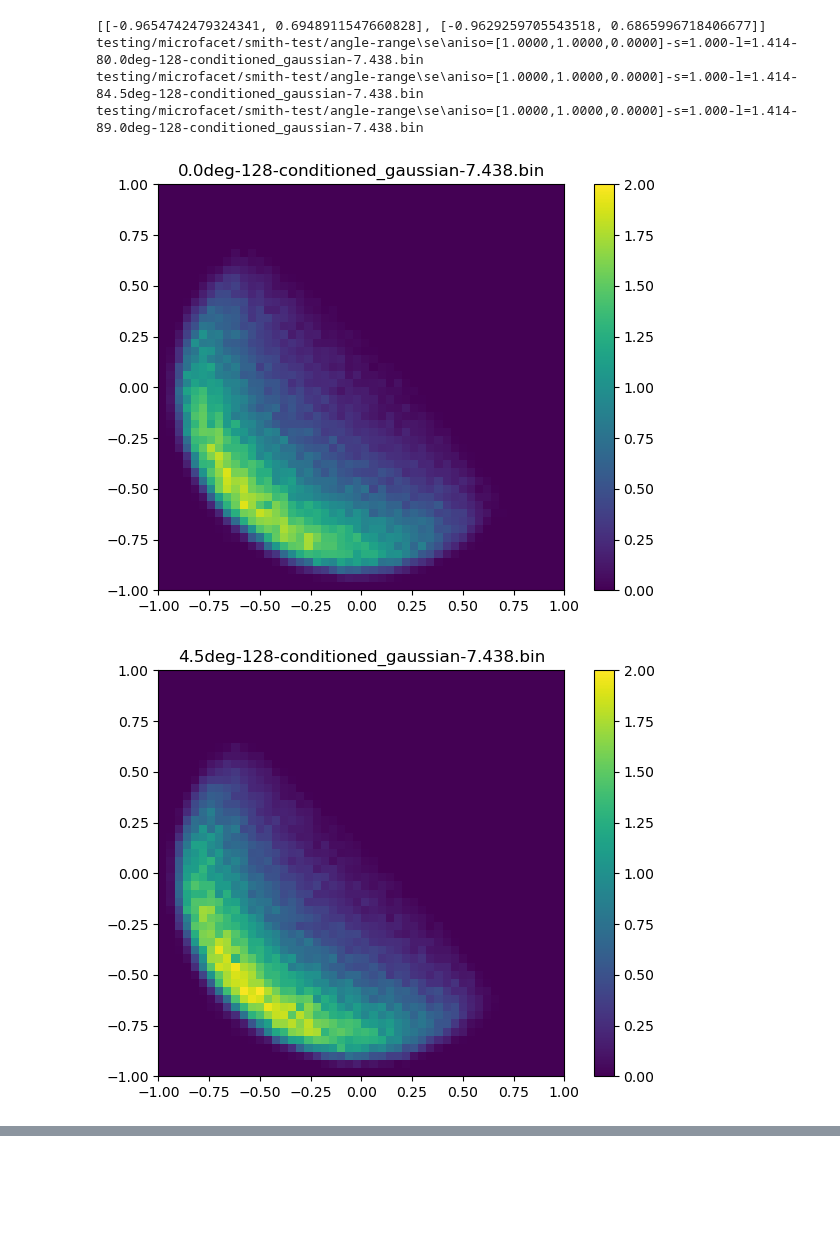
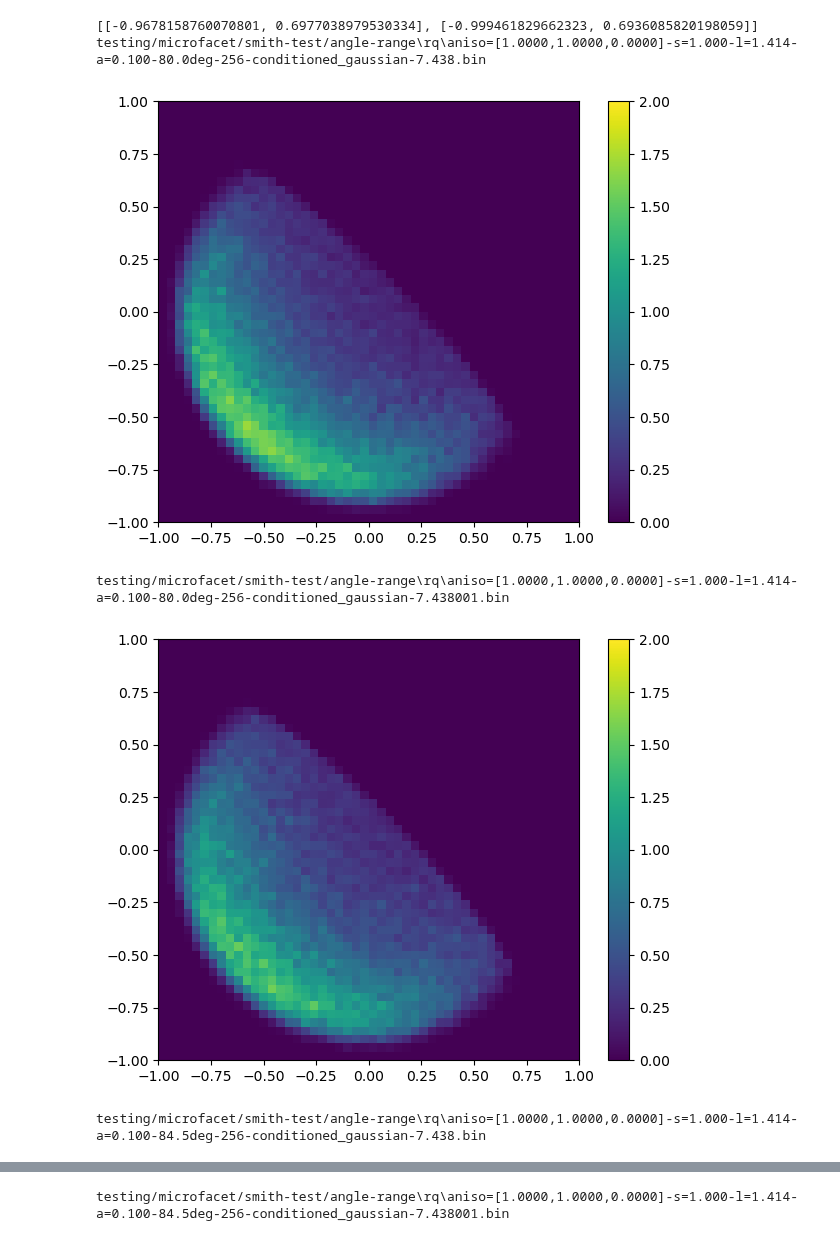
Before and after one commit to daseyb/tungsten, a Jupyter notebook: data/ndf.ipynb, the cells around one changed output, grey strips where cells are left out. Cells and saved outputs as stored; diff of their text form; code cells hidden in the pictures; blank space fills up the shorter version.

```diff
--- a/data/ndf.ipynb
+++ b/data/ndf.ipynb
@@ -118,7 +118,7 @@ bounds = [[np.inf,-np.inf], [np.inf, -np.inf]]
 #for file in glob.glob("testing/microfacet/normals-validate-nocond/se/*l=0.14*80*.bin"):
 #for file in glob.glob("testing/microfacet/normals-validate-nocond/angle-range/se/*.bin"):
 #for file in glob.glob("testing/microfacet/normals-validate-nocond/angle-range/rq/*.bin"):
-for file in glob.glob("testing/microfacet/smith-test/angle-range/*/*.bin"):
+for file in glob.glob("testing/microfacet/smith-test/angle-range/*/*256*.bin"):
 #for file in glob.glob("normals-validate-nocond/se/*.bin"):
     if "old" in file or "realizations" in file or "failed" in file:
         continue
@@ -150,39 +150,40 @@ for k, v in normal_files.items():
         beckmann_roughness = 2*np.sqrt(2)
     elif "l=0.1" in k:
         beckmann_roughness = 10*np.sqrt(2)
 
-    if "conditioned" not in k:
-        continue
+    #if "conditioned" not in k:
+    #    continue
 
     print(k)
 
     #plot_normal_collection_1D(v, k[len("visible-normals/"):], k,
     #                        beckmann_roughness=np.round(beckmann_roughness, 4))
 
     #plot_normal_collection(v, k[len(common_prefix):], k, bounds = ((-0.03, 0.03), (-0.03, 0.03)) if "normals" in k else ((-0.01, 0.01), (-1, -0.98)))
 
     #plot_normal_collection(v, k[len(common_prefix):], k, bounds = ((-0.03, 0.03), (-0.03, 0.03)) if "normals" in k else ((-0.01, 0.01), (-1, -0.98)),
     #                       gt_normals=normal_files["testing/intersections\\gp-medium-plane-softlight-ref-ndf-no-nee\\surface-reflection.bin"])
 
     #plot_normal_collection(v, k[len(common_prefix):-len(common_postfix)], k, bounds = ((-0.03, 0.03), (-0.03, 0.03)), vmin=-300, vmax=300,
     #                       gt_normals=normal_files["testing/intersections\\gp-medium-plane-softlight-mean-beckmann\\medium-normals.bin"])
     #plot_normal_collection(v, k[len(common_prefix):], k, bounds = ((-0.3, 0.3), (-0.3, 0.3)))
     #plot_normal_collection(v, k[len(common_prefix):], k, bounds = ((-0.03, 0.03), (-0.03, 0.03)),
     #                       gt_normals=normal_files["testing/microfacet/normals-validate-nocond/se\\aniso=[1.0000,1.0000,0.0000]-s=0.001-l=0.141-67.5deg-32-beckmann-0.200.bin"])
     #plot_normal_collection(v, k[len(common_prefix):], k, bounds = ((-0.03, 0.03), (-0.03, 0.03)), vmin=-100, vmax=100,
     #                       gt_normals=normal_files["testing/microfacet/normals-validate-nocond/se\\aniso=[1.0000,1.0000,0.0000]-s=0.001-l=0.141-81.0deg-32-beckmann-0.020.bin"])
 
     #plot_normal_collection(v, k[len(common_prefix):], k, bounds = ((-1, 1), (-1, 1)), vmin=-0.25, vmax=0.25, gt_normals=normal_files[k.replace("conditioned_gaussian", "beckmann")])
-    plot_normal_collection(v, k[len(common_prefix):], k, bounds = ((-1, 1), (-1, 1)), vmin=0, vmax=2)
+    plot_normal_collection(v, "", k, bounds = ((-1, 1), (-1, 1)), vmin=0, vmax=2)
     #plot_normal_collection_1D(v, k[len(common_prefix):], k, gt_normals=normal_files[k.replace("conditioned_gaussian", "beckmann")])
 
     #plot_normal_collection(v, k[len(common_prefix):], k, bounds = ((-0.3, 0.3), (-0.3, 0.3)),
     #                       gt_normals=normal_files[k.replace("conditioned_gaussian", "beckmann")], vmin=-1, vmax=1)
     #plot_normal_collection(v, k[len(common_prefix):], k, bounds = bounds)
+    plt.show()
 # %% [output]
-[[-0.9654742479324341, 0.6948911547660828], [-0.9629259705543518, 0.6865996718406677]]
-testing/microfacet/smith-test/angle-range\se\aniso=[1.0000,1.0000,0.0000]-s=1.000-l=1.414-80.0deg-128-conditioned_gaussian-7.438.bin
-testing/microfacet/smith-test/angle-range\se\aniso=[1.0000,1.0000,0.0000]-s=1.000-l=1.414-84.5deg-128-conditioned_gaussian-7.438.bin
-testing/microfacet/smith-test/angle-range\se\aniso=[1.0000,1.0000,0.0000]-s=1.000-l=1.414-89.0deg-128-conditioned_gaussian-7.438.bin
+[[-0.9678158760070801, 0.6977038979530334], [-0.999461829662323, 0.6936085820198059]]
+testing/microfacet/smith-test/angle-range\rq\aniso=[1.0000,1.0000,0.0000]-s=1.000-l=1.414-a=0.100-80.0deg-256-conditioned_gaussian-7.438.bin
-[figure, old version]
+[figure, new version]
+testing/microfacet/smith-test/angle-range\rq\aniso=[1.0000,1.0000,0.0000]-s=1.000-l=1.414-a=0.100-80.0deg-256-conditioned_gaussian-7.438001.bin
-[figure, old version]
+[figure, new version]
+testing/microfacet/smith-test/angle-range\rq\aniso=[1.0000,1.0000,0.0000]-s=1.000-l=1.414-a=0.100-84.5deg-256-conditioned_gaussian-7.438.bin
@@ -189,0 +191 @@ testing/microfacet/smith-test/angle-range\se\aniso=[1.0000,1.0000,0.0000]-s=1.00
+testing/microfacet/smith-test/angle-range\rq\aniso=[1.0000,1.0000,0.0000]-s=1.000-l=1.414-a=0.100-84.5deg-256-conditioned_gaussian-7.438001.bin
```
Also changed, not shown: parts of 1 cell of this notebook, 6 other files.
